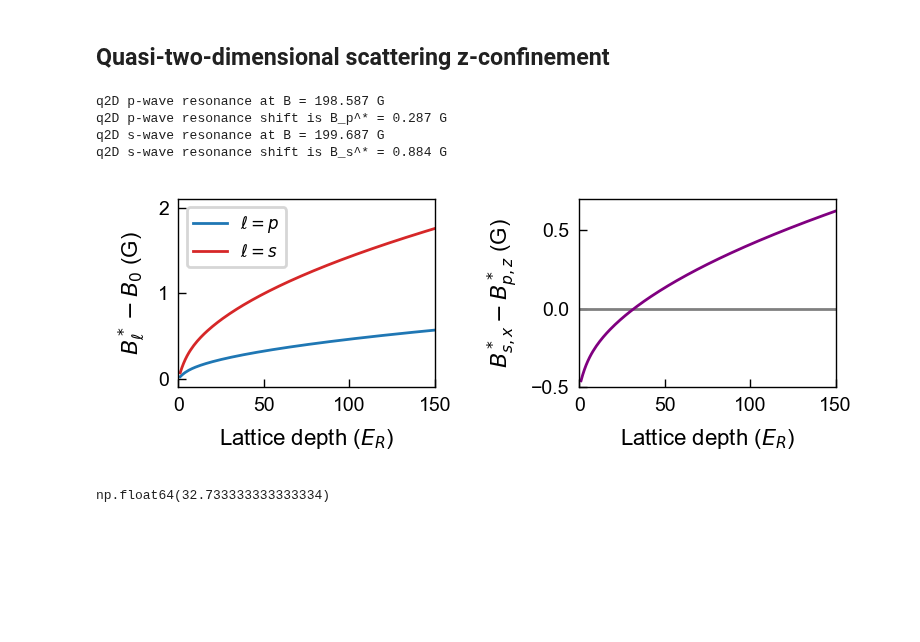
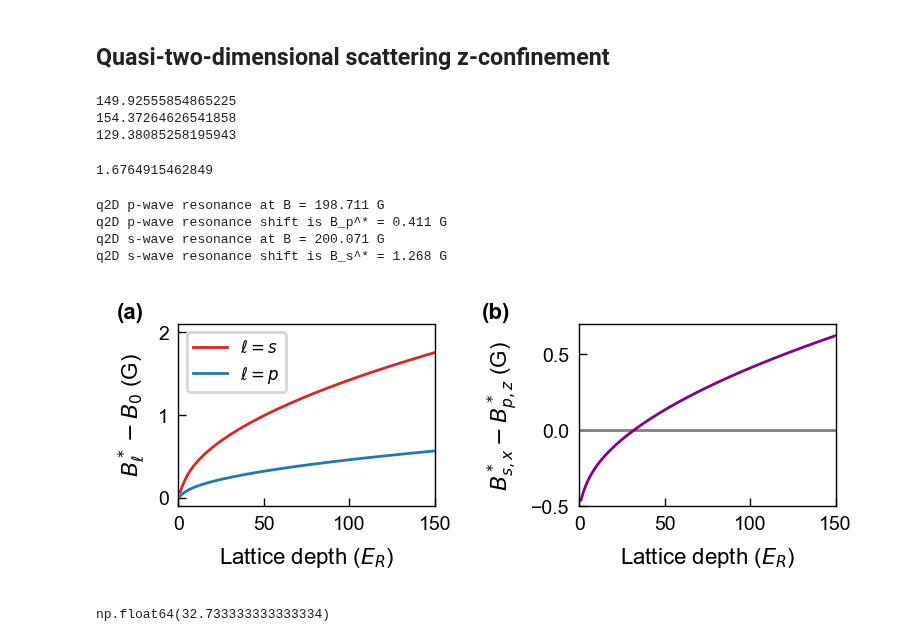
Before and after one commit to colinjdale/ChiPyLab, a Jupyter notebook: examples/plot_scattering_quantities.ipynb, the cells around one changed output. Saved outputs shown, nothing was run; the diff lists cells and outputs as text; code cells hidden in the pictures; blank space fills up the shorter version.

```diff
--- a/examples/plot_scattering_quantities.ipynb
+++ b/examples/plot_scattering_quantities.ipynb
@@ -258,6 +258,22 @@ ln_inv_r_p = lambda B: q2d_pwave_ln_inverse_effective_range(inv_R3D(B), a_osc)
 
 ln_a_s_sq = lambda B: q2d_swave_ln_scattering_length_squared(V3D_m0(B), inv_R3D_m0(B), a_osc)
 r_s = lambda B: q2d_swave_effective_range(inv_R3D_m0(B), a_osc)
+# %%
+s = 80  # In recoil energy
+Lat = Lattice(s)
+omega_perp = Lat.calculate_En(0)[0] * Lat.ER/hbar * 2  # Double the ground band energy
+
+print(omega_perp / (2 * pi * 1e3))  # in kHz
+print(2*np.sqrt(s*Lat.ER**2)/h/1e3)
+
+print((Lat.calculate_En(0)[3] - Lat.calculate_En(0)[1])* Lat.ER/h/1e3/2)
+
+129.4/154.37 * 2
+# %% [output]
+149.92555854865225
+154.37264626541858
+129.38085258195943
+1.6764915462849
 # %%
 from amo.resonant_scattering import q2d_reference_field
 
@@ -282,39 +298,47 @@ omega_perps = [Lats[i].calculate_En(0)[0] * Lats[i].ER/hbar * 2 for i in range(l
 
 B_p_shifts = -B0_77_pm1 + np.array([q2d_reference_field(0, omega_perp) for omega_perp in omega_perps])
 B_s_shifts = -B0_77_0 + np.array([q2d_reference_field(1, omega_perp) for omega_perp in omega_perps])
 
 ax = axs[0]
 ax.set(ylabel=r"$B_\ell^* - B_0$ (G)", xlabel=r"Lattice depth ($E_R$)",
        xlim=(s_min, s_max), ylim=(-0.1, 2.1))
+ax.plot(s, B_s_shifts, '-', label=r"$\ell=s$", color=colors[3])
 ax.plot(s, B_p_shifts, '-', label=r"$\ell=p$", color=colors[0])
-ax.plot(s, B_s_shifts, '-', label=r"$\ell=s$", color=colors[3])
 ax.legend(fontsize=6, loc='upper left')
 
 # x geometry
 # s_min = 0
 # s_max = 100
 # s = np.linspace(s_min+1, s_max, s_max-s_min)  # Recoils
 # Lats = [Lattice(s_) for s_ in s]
 # omega_perps = [Lats[i].calculate_En(0)[0] * Lats[i].ER/hbar * 2 for i in range(len(Lats))]
 
 B_pz = np.array([q2d_reference_field(0, omega_perp, geometry='x') for omega_perp in omega_perps])
 B_sx = np.array([q2d_reference_field(1, omega_perp, geometry='x') for omega_perp in omega_perps])
 
 ax = axs[1]
 ax.set(ylabel=r"$B_{s,x}^* - B_{p,z}^*$ (G)", xlabel=r"Lattice depth ($E_R$)",
        xlim=(s_min, s_max), ylim=(-0.5, 0.7))
 ax.hlines(0, s_min, s_max, colors='gray', linestyles='-')
 ax.plot(s, B_sx - B_pz, '-', color='purple')
 
 fig.tight_layout()
+
+subplot_labels = ['(a)', '(b)']
+x_offsets = [-0.24, -0.38]
+for ax, label, x_offset in zip(axs, subplot_labels, x_offsets):
+	ax.text(x_offset, 1.03, label, transform=ax.transAxes, fontweight='bold', fontsize=8)
+
+plt.subplots_adjust(top=0.90)
+
 fig.savefig("outputs/q2d_resonance_shifts.pdf")
 plt.show()
 # %% [output]
-q2D p-wave resonance at B = 198.587 G
-q2D p-wave resonance shift is B_p^* = 0.287 G
-q2D s-wave resonance at B = 199.687 G
-q2D s-wave resonance shift is B_s^* = 0.884 G
+q2D p-wave resonance at B = 198.711 G
+q2D p-wave resonance shift is B_p^* = 0.411 G
+q2D s-wave resonance at B = 200.071 G
+q2D s-wave resonance shift is B_s^* = 1.268 G
-[figure, old version]
+[figure, new version]
 # %%
 (B_sx - B_pz)[32]
 s[31]
```
Also changed, not shown: 1 other file.
